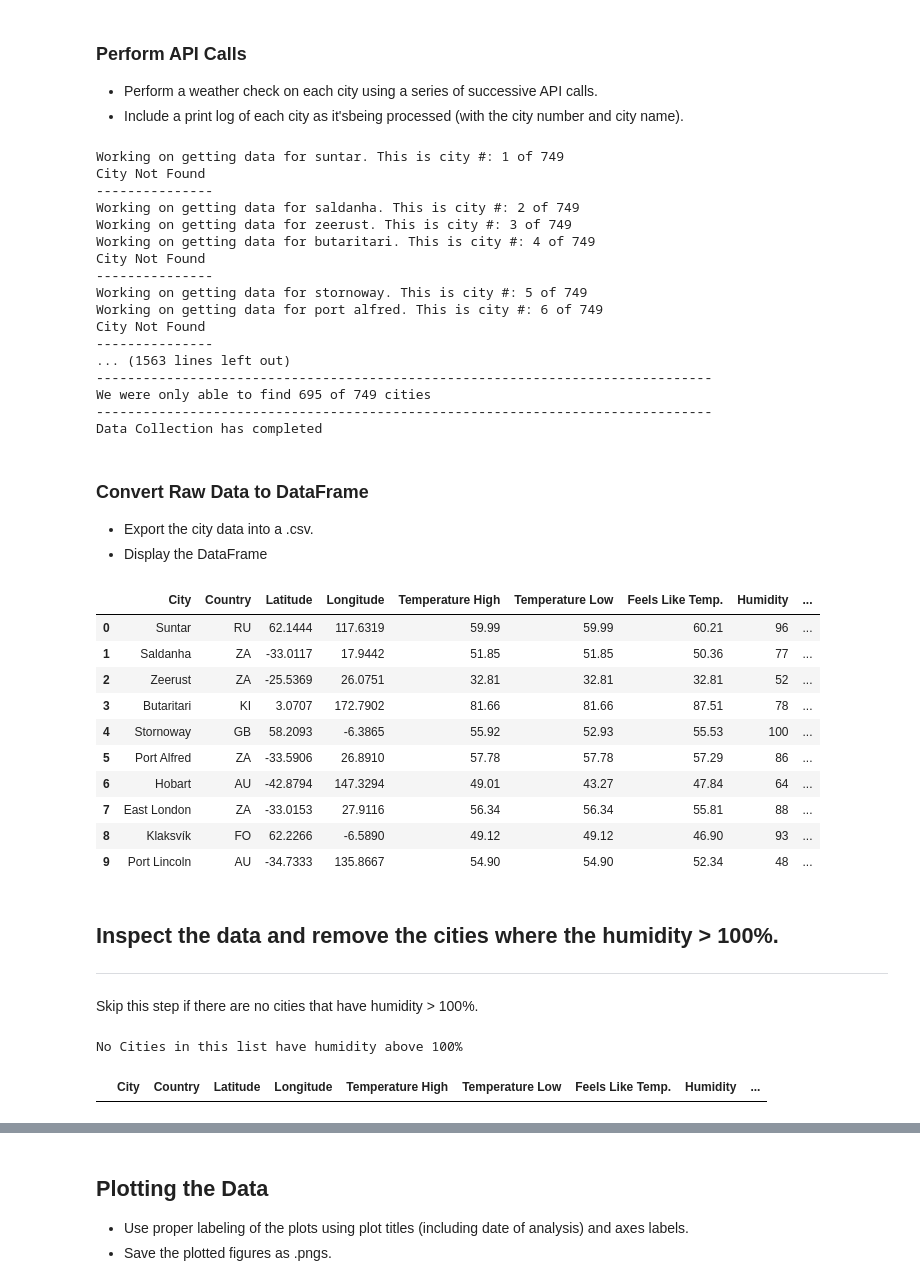
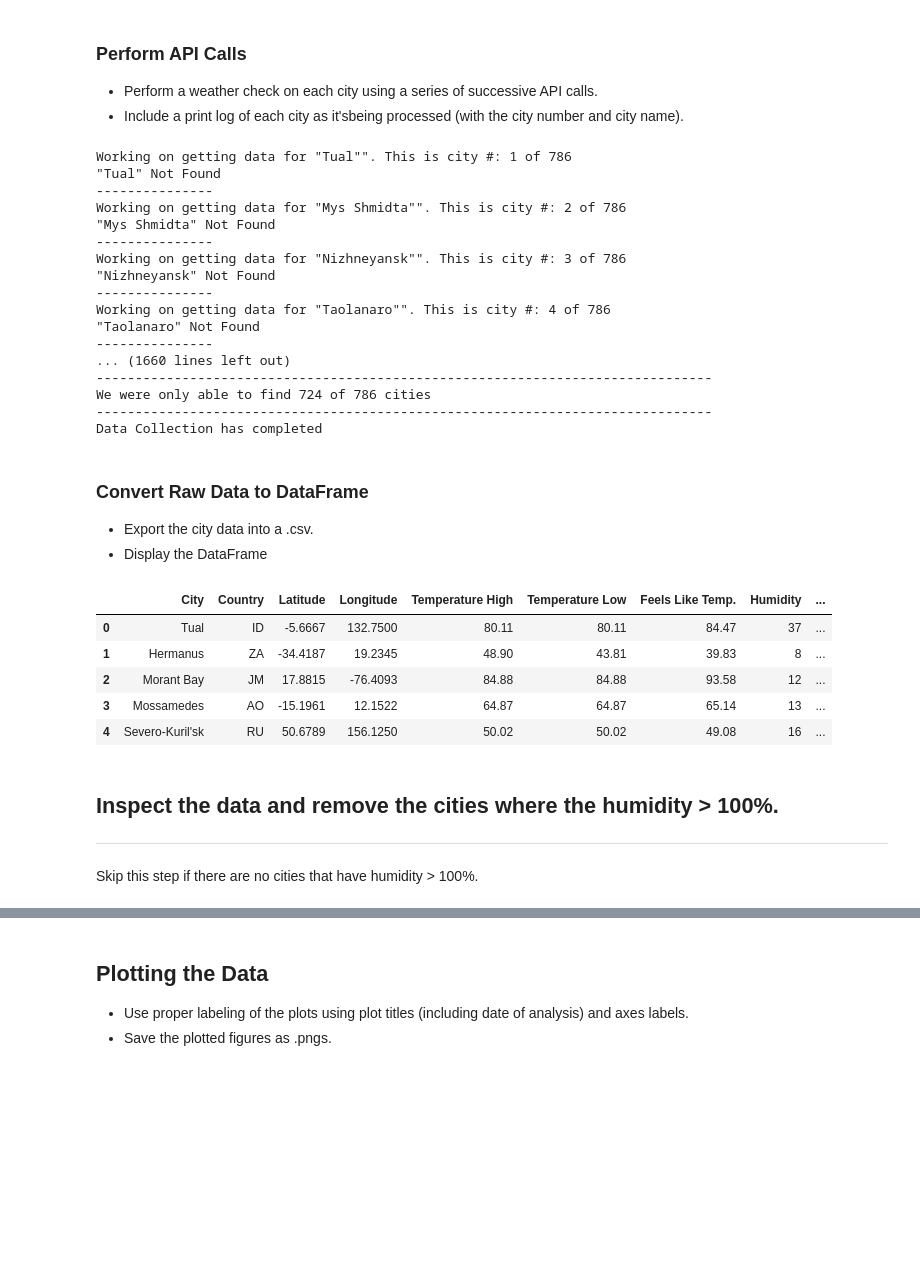
Before and after one commit to poulosar/python-api-training, a Jupyter notebook: WeatherPy/WeatherPy.ipynb, the cells around one changed output, grey strips where cells are left out. Drawn from its saved outputs; the diff is of its cells as text; code cells hidden in the pictures; blank space fills up the shorter version.

```diff
--- a/WeatherPy/WeatherPy.ipynb
+++ b/WeatherPy/WeatherPy.ipynb
@@ -71,8 +73,9 @@ cord_query_url = f"{url}&units={units}&appid={weather_api_key}&q="
 for count, place in enumerate(city_list, start=1):
     try:
 
-        print(f'Working on getting data for {place}. This is city #: {count} of {num_cities}')
+        print(f'Working on getting data for "{place.title()}"". This is city #: {count} of {num_cities}')
         weather_response = requests.get(cord_query_url + place).json()
+        # appends lists above with information from .get()
         lat.append(weather_response["coord"]['lat'])
         lng.append(weather_response["coord"]["lon"])
         temp_high.append(weather_response["main"]["temp_max"])
@@ -84,30 +87,31 @@ for count, place in enumerate(city_list, start=1):
         city_name.append(weather_response["name"])
         country.append(weather_response["sys"]["country"])
         city_id.append(weather_response["sys"]["id"])
+    # Throws out any key errors and keeps going, prints statements to let you know it couldnt find city
     except(KeyError):
-        print("City Not Found")
+        print(f'"{place.title()}" Not Found')
         print("---------------")
-
+# Shows how many cities were pulled from total list of cities and updates when finished running
 print("-------------------------------------------------------------------------------")
 print(f'We were only able to find {len(city_name)} of {num_cities} cities')
 print("-------------------------------------------------------------------------------")
 print("Data Collection has completed")
 # %% [output]
-Working on getting data for suntar. This is city #: 1 of 749
-City Not Found
+Working on getting data for "Tual"". This is city #: 1 of 786
+"Tual" Not Found
 ---------------
-Working on getting data for saldanha. This is city #: 2 of 749
-Working on getting data for zeerust. This is city #: 3 of 749
-Working on getting data for butaritari. This is city #: 4 of 749
-City Not Found
+Working on getting data for "Mys Shmidta"". This is city #: 2 of 786
+"Mys Shmidta" Not Found
 ---------------
-Working on getting data for stornoway. This is city #: 5 of 749
-Working on getting data for port alfred. This is city #: 6 of 749
-City Not Found
+Working on getting data for "Nizhneyansk"". This is city #: 3 of 786
+"Nizhneyansk" Not Found
 ---------------
-... (1563 lines left out)
+Working on getting data for "Taolanaro"". This is city #: 4 of 786
+"Taolanaro" Not Found
+---------------
+... (1660 lines left out)
 -------------------------------------------------------------------------------
-We were only able to find 695 of 749 cities
+We were only able to find 724 of 786 cities
 -------------------------------------------------------------------------------
 Data Collection has completed
 # %% [markdown]
@@ -117,41 +121,29 @@ Data Collection has completed
 # %%
 # Creating DF with the above API Calls
 weather_data = pd.DataFrame({"City": city_name,
                             "Country": country,
                             "Latitude": lat,
                             "Longitude": lng,
                             "Temperature High": temp_high,
                             "Temperature Low": temp_low,
                             "Feels Like Temp.": feels_like,
                             "Humidity": humidity,
                             "Cloudiness": cloudiness,
-                            "Wind Speed": wind_speed
+                            "Wind Speed": wind_speed,
 })
 # Exports file to csv
 weather_data.to_csv(data_output)
+weather_data['Humidity'] = pd.to_numeric(weather_data['Cloudiness'])
 # Displays DF
-weather_data.head(10)
+weather_data.head()
 # %% [output]
 |  | City | Country | Latitude | Longitude | Temperature High | Temperature Low | Feels Like Temp. | Humidity | ... |
-| 0 | Suntar | RU | 62.1444 | 117.6319 | 59.99 | 59.99 | 60.21 | 96 | ... |
-| 1 | Saldanha | ZA | -33.0117 | 17.9442 | 51.85 | 51.85 | 50.36 | 77 | ... |
-| 2 | Zeerust | ZA | -25.5369 | 26.0751 | 32.81 | 32.81 | 32.81 | 52 | ... |
-| 3 | Butaritari | KI | 3.0707 | 172.7902 | 81.66 | 81.66 | 87.51 | 78 | ... |
-| 4 | Stornoway | GB | 58.2093 | -6.3865 | 55.92 | 52.93 | 55.53 | 100 | ... |
-| 5 | Port Alfred | ZA | -33.5906 | 26.8910 | 57.78 | 57.78 | 57.29 | 86 | ... |
-| 6 | Hobart | AU | -42.8794 | 147.3294 | 49.01 | 43.27 | 47.84 | 64 | ... |
-| 7 | East London | ZA | -33.0153 | 27.9116 | 56.34 | 56.34 | 55.81 | 88 | ... |
-| 8 | Klaksvík | FO | 62.2266 | -6.5890 | 49.12 | 49.12 | 46.90 | 93 | ... |
-| 9 | Port Lincoln | AU | -34.7333 | 135.8667 | 54.90 | 54.90 | 52.34 | 48 | ... |
+| 0 | Tual | ID | -5.6667 | 132.7500 | 80.11 | 80.11 | 84.47 | 37 | ... |
+| 1 | Hermanus | ZA | -34.4187 | 19.2345 | 48.90 | 43.81 | 39.83 | 8 | ... |
+| 2 | Morant Bay | JM | 17.8815 | -76.4093 | 84.88 | 84.88 | 93.58 | 12 | ... |
+| 3 | Mossamedes | AO | -15.1961 | 12.1522 | 64.87 | 64.87 | 65.14 | 13 | ... |
+| 4 | Severo-Kuril'sk | RU | 50.6789 | 156.1250 | 50.02 | 50.02 | 49.08 | 16 | ... |
 # %% [markdown]
 ## Inspect the data and remove the cities where the humidity > 100%.
 ----
 Skip this step if there are no cities that have humidity > 100%.
-# %%
-high_humidity = weather_data[weather_data["Humidity"] > 100]
-
-print("No Cities in this list have humidity above 100%")
-high_humidity.head(5)
-# %% [output]
-No Cities in this list have humidity above 100%
-|  | City | Country | Latitude | Longitude | Temperature High | Temperature Low | Feels Like Temp. | Humidity | ... |
```
Also changed, not shown: parts of 17 cells of this notebook, 16 other files.
